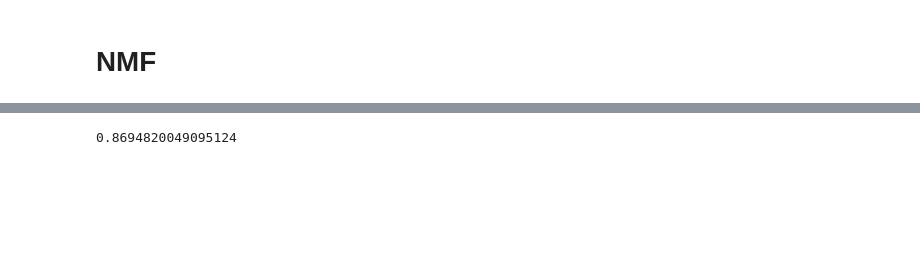
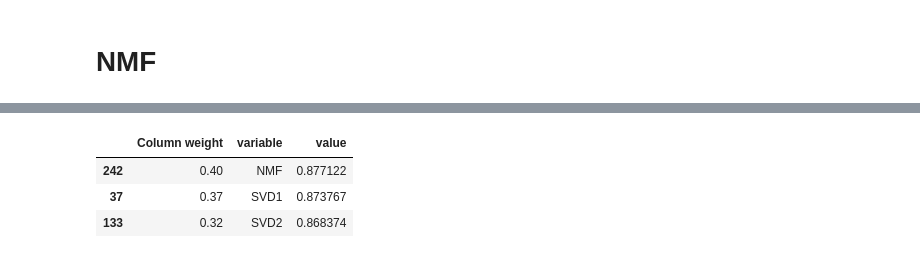
Before and after one commit to dmika1234/MoCaDR_proj1, a Jupyter notebook: src/presenting_results.ipynb, the cells around one changed output, grey strips where cells are left out. Cells and saved outputs as stored; diff of their text form; code cells hidden in the pictures; blank space fills up the shorter version.

Commit message:
computing results

```diff
--- a/src/presenting_results.ipynb
+++ b/src/presenting_results.ipynb
@@ -22,5 +23,9 @@ res_nmf = pd.read_csv('Results/results_nmf_all.csv')
 res_nmf_long = pd.melt(res_nmf, id_vars=['r'], value_vars=res_nmf.columns[1:])
 best_r3 = res_nmf_long.iloc[res_nmf_long['value'].idxmin()]['r']
 best_rmse3 = res_nmf_long['value'].min()
+# Weights
+res_weights = pd.read_csv('Results/results_weights.csv')
+res_weights_long = pd.melt(res_weights, id_vars=['Column weight'], value_vars=res_weights.columns[1:])
+best_w = res_weights_long.iloc[res_weights_long.groupby('variable')['value'].idxmin()]
 # %% [markdown]
 # SVD 1
@@ -106,4 +102,8 @@ plot_nmf_w.save(filename='Report/fig/nmf_w.png')
-# %%
-best_rmse2
-# %% [output]
-0.8694820049095124
+# %%
+# Best weights
+best_w
+# %% [output]
+|  | Column weight | variable | value |
+| 242 | 0.40 | NMF | 0.877122 |
+| 37 | 0.37 | SVD1 | 0.873767 |
+| 133 | 0.32 | SVD2 | 0.868374 |
```
Also changed, not shown: parts of 15 cells of this notebook, 9 other files.
